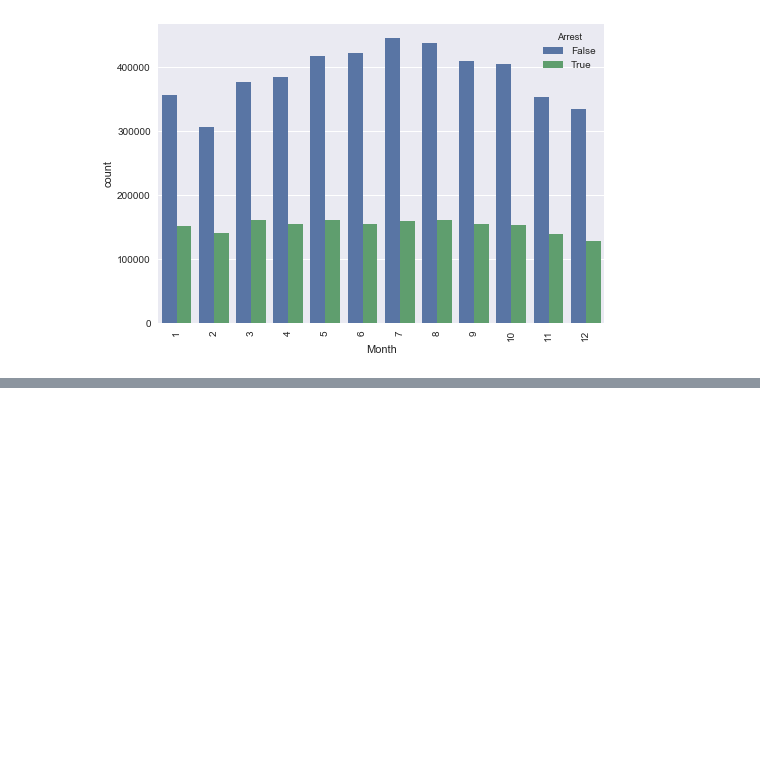
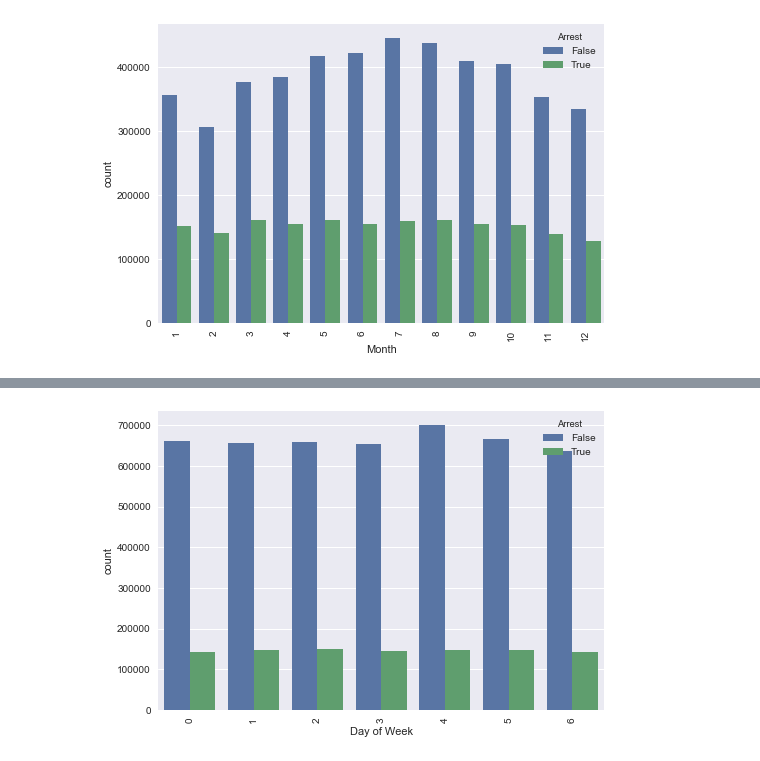
Before and after one commit to SakthivelRavi/ArrestPrediction, a Jupyter notebook: Seaborn-Celine.ipynb, the cells around one changed output, grey strips where cells are left out. Saved outputs shown, nothing was run; the diff lists cells and outputs as text; code cells hidden in the pictures; blank space fills up the shorter version.

Commit message:
datetime stuff and plots

```diff
--- a/Seaborn-Celine.ipynb
+++ b/Seaborn-Celine.ipynb
@@ -92,0 +102,14 @@ NameError: name 'crime' is not defined
+# %%
+usable_crime.drop(inplace = True, labels = ["ID", "Case Number", "Date", "Block", "Primary Type", "Description", "Beat", "Ward", "FBI Code", "Updated_on", "Location"])
+# %%
+usable_crime["Day of Week"] = usable_crime.apply(lambda row : label_day_of_week(row), axis = 1)
+# %%
+usable_crime["Day Of Month"] = usable_crime.apply(lambda row : label_day_of_month(row), axis = 1)
+# %%
+usable_crime["Month"] = usable_crime.apply(lambda row : label_month(row), axis = 1)
+# %%
+plt.xticks(rotation=90)
+sns.countplot(x='Day of Week', hue='Arrest', data=usable_crime)
+plt.show()
+# %% [output]
+[figure, added]
```
Also changed, not shown: parts of 9 cells of this notebook.
